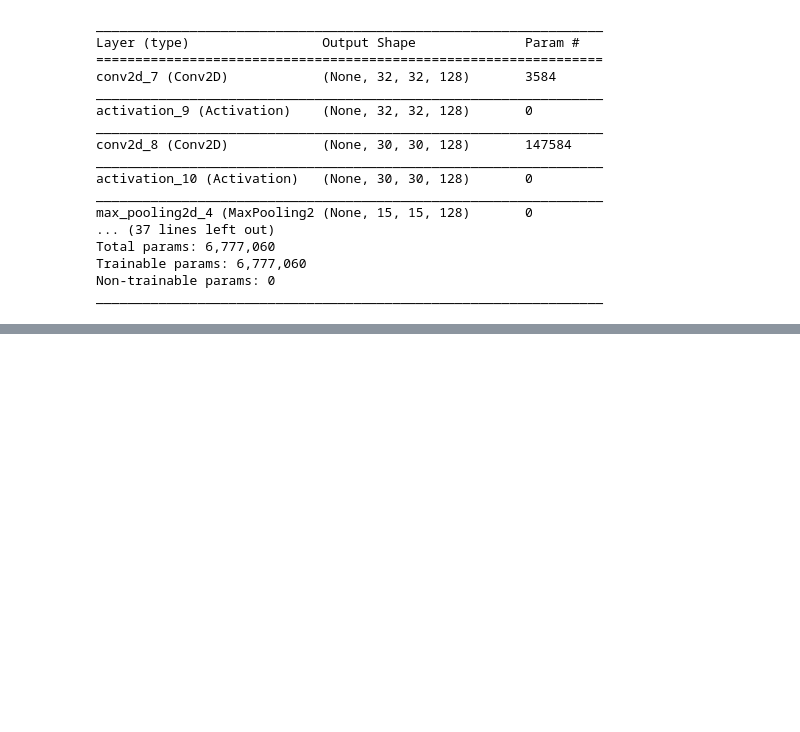
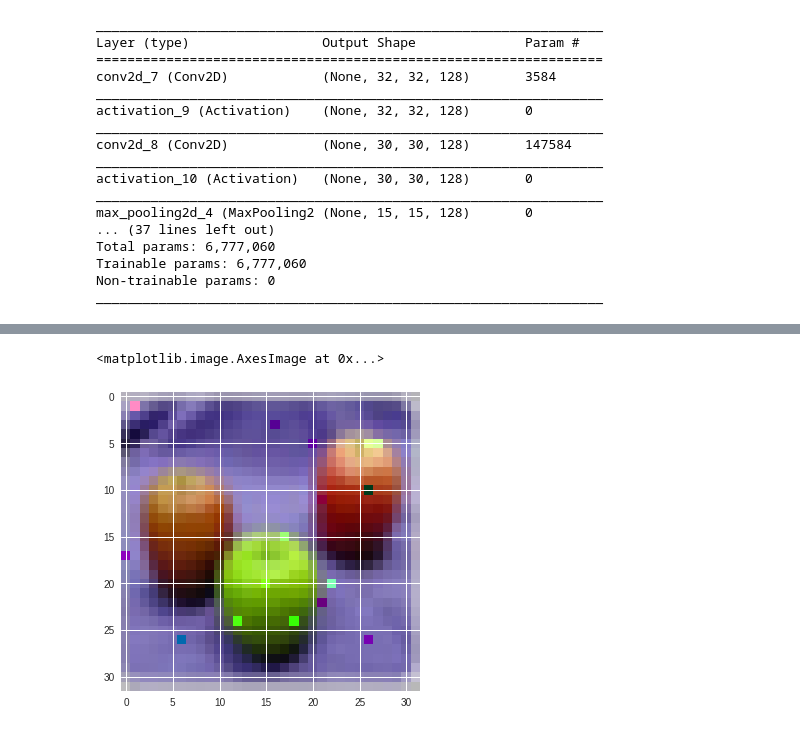
Before and after one commit to SasankYadati/interpretability-in-neural-networks, a Jupyter notebook: Image Classification/CIFAR100/SHAP_CIFAR_100.ipynb, the cells around one changed output, grey strips where cells are left out. Saved outputs shown, nothing was run; the diff lists cells and outputs as text; code cells hidden in the pictures; blank space fills up the shorter version.

```diff
--- a/Image Classification/CIFAR100/SHAP_CIFAR_100.ipynb
+++ b/Image Classification/CIFAR100/SHAP_CIFAR_100.ipynb
@@ -312,16 +312,26 @@ Text(0.5, 1.0, 'Explanation Image')
+# %%
+def prediction_function(x):
+  res = model.predict(x.reshape(-1,32,32,3))
+  return res
 # %%
-def noisy(image):
+def noisy(image,rec_depth):
+  if(rec_depth==50):
+    return image,False
+
   noises = ["s&p","poisson"]
 
   idx = random.randint(0,1)
   noise_typ = noises[idx]
 
-  print(noise_typ)
+  #print(noise_typ)
 
   if noise_typ == "s&p":
       row,col,ch = image.shape
       s_vs_p = 0.5
-      amount = 0.01
+
+      amounts = [0.01,0.02,0.005,0.015]
+      amount = amounts[random.randint(0,3)]
+
       out = np.copy(image)
       # Salt mode
       num_salt = np.ceil(amount * image.size * s_vs_p)
@@ -334,12 +344,17 @@ def noisy(image):
       coords = [np.random.randint(0, i - 1, int(num_pepper))
               for i in image.shape]
       out[coords] = 0
-      return out
+
+      if(np.argmax(prediction_function(image)) != np.argmax(prediction_function(out))):
+         return noisy(image,rec_depth+1)
+      return out,True
 
   elif noise_typ == "poisson":
       vals = len(np.unique(image))
       vals = 2 ** np.ceil(np.log2(vals))
-      noisy = np.random.poisson(image * vals) / float(vals)
-      return noisy
+      noisy_ = np.random.poisson(image * vals) / float(vals)
+      if(np.argmax(prediction_function(image)) != np.argmax(prediction_function(noisy_))):
+         return noisy(image,rec_depth+1)
+      return noisy_,True
 # %%
 from skimage.measure import structural_similarity as ssim
@@ -378,3 +402,5 @@ def compare_images(imageA, imageB, title):
   # show the images
   plt.show()
   return m,s
+# %%
+noisy_image,status = noisy(x_test[9],1)
@@ -380,0 +411,5 @@ def compare_images(imageA, imageB, title):
+# %%
+plt.imshow(noisy_image)
+# %% [output]
+<matplotlib.image.AxesImage at 0x...>
+[figure, added]
```
Also changed, not shown: parts of 20 cells of this notebook, 1 other file.
